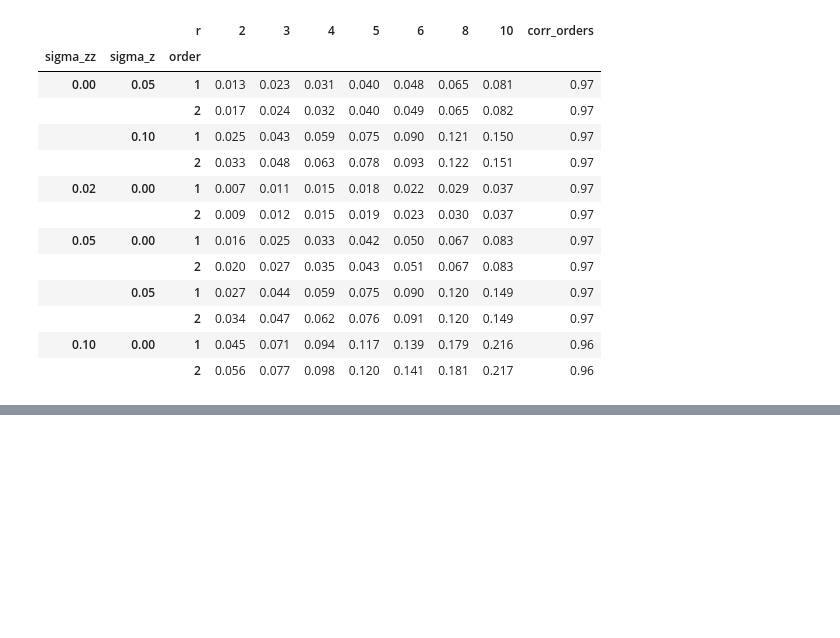
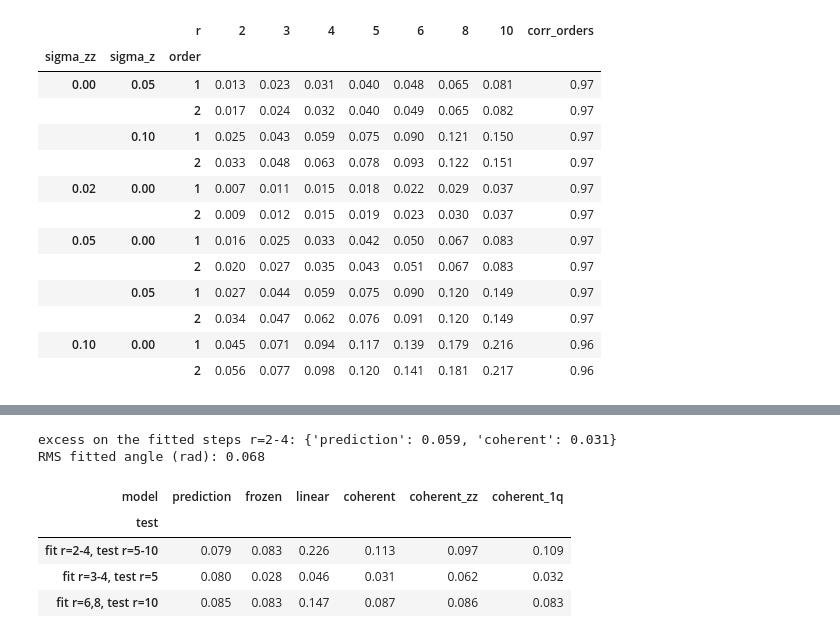
Before and after one commit to jayhsu0627/qtrotter, a Jupyter notebook: notebooks/trotter_under_noise.ipynb, the cells around one changed output, grey strips where cells are left out. Cells and saved outputs as stored; diff of their text form; code cells hidden in the pictures; blank space fills up the shorter version.

```diff
--- a/notebooks/trotter_under_noise.ipynb
+++ b/notebooks/trotter_under_noise.ipynb
@@ -1612,0 +1579,20 @@ idle phases, are the natural next test; it would take another device run.
+# %%
+fits = pd.concat([pd.read_csv(ROOT / f"results/{name}.csv").assign(test=label) for name, label in
+                  [("coherent_fit", "fit r=2-4, test r=5-10"), ("coherent_fit_short", "fit r=3-4, test r=5"),
+                   ("coherent_fit_long", "fit r=6,8, test r=10")]])
+held_out = (fits[(fits.split == "test") & (fits.model != "device")]
+            .groupby(["test", "model"]).excess.apply(lambda e: np.sqrt((e ** 2).mean())).unstack())
+fitted = fits[(fits.test == "fit r=2-4, test r=5-10") & (fits.split == "train")]
+print("excess on the fitted steps r=2-4:", fitted.groupby("model").excess.apply(lambda e: np.sqrt((e ** 2).mean()))
+      [["prediction", "coherent"]].round(3).to_dict())
+angles = pd.read_csv(ROOT / "results/coherent_fit_angles.csv")
+print("RMS fitted angle (rad):", round(float(np.sqrt((angles[angles.fit == "coherent"].angle ** 2).mean())), 3))
+held_out[["prediction", "frozen", "linear", "coherent", "coherent_zz", "coherent_1q"]].round(3)
+# %% [output]
+excess on the fitted steps r=2-4: {'prediction': 0.059, 'coherent': 0.031}
+RMS fitted angle (rad): 0.068
+| model | prediction | frozen | linear | coherent | coherent_zz | coherent_1q |
+| test |  |  |  |  |  |  |
+| fit r=2-4, test r=5-10 | 0.079 | 0.083 | 0.226 | 0.113 | 0.097 | 0.109 |
+| fit r=3-4, test r=5 | 0.080 | 0.028 | 0.046 | 0.031 | 0.062 | 0.032 |
+| fit r=6,8, test r=10 | 0.085 | 0.083 | 0.147 | 0.087 | 0.086 | 0.083 |
```
Also changed, not shown: parts of 11 cells of this notebook, 3 other files.
